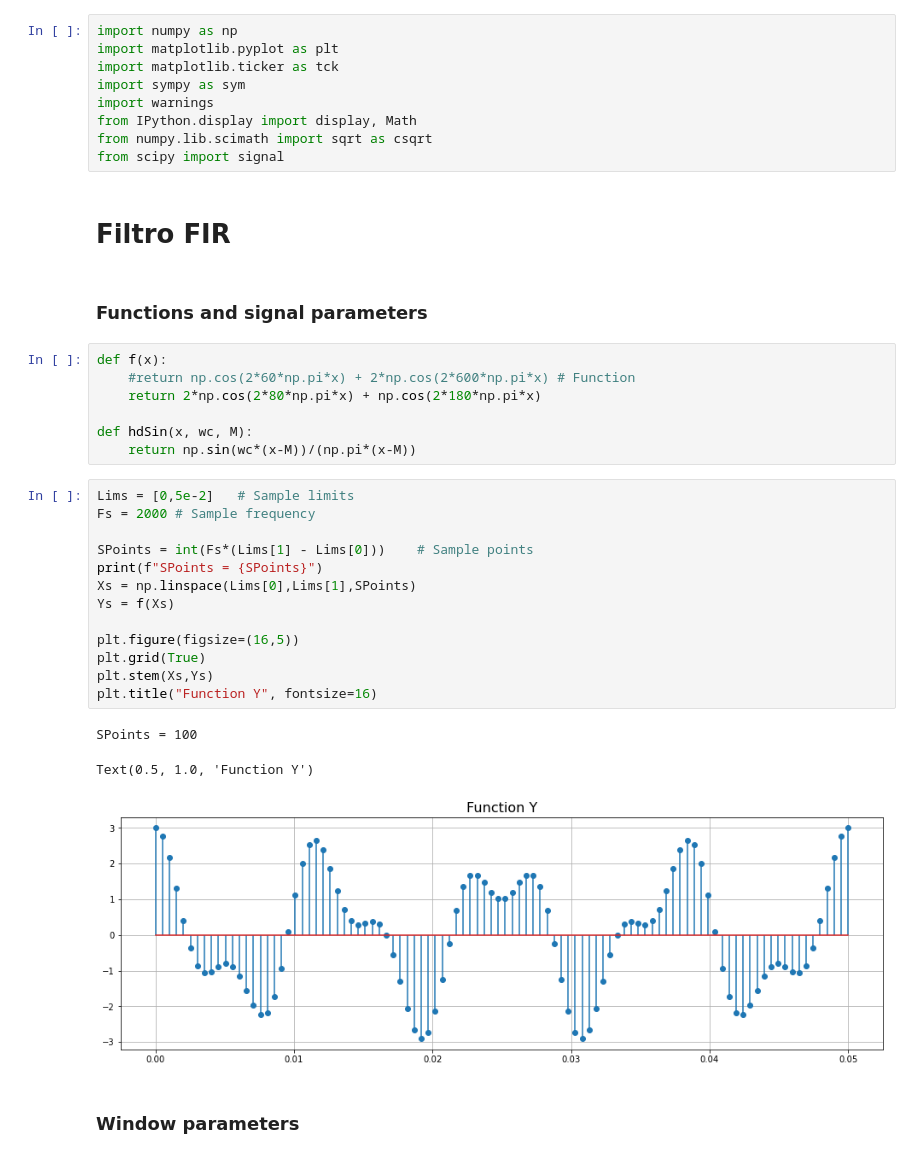
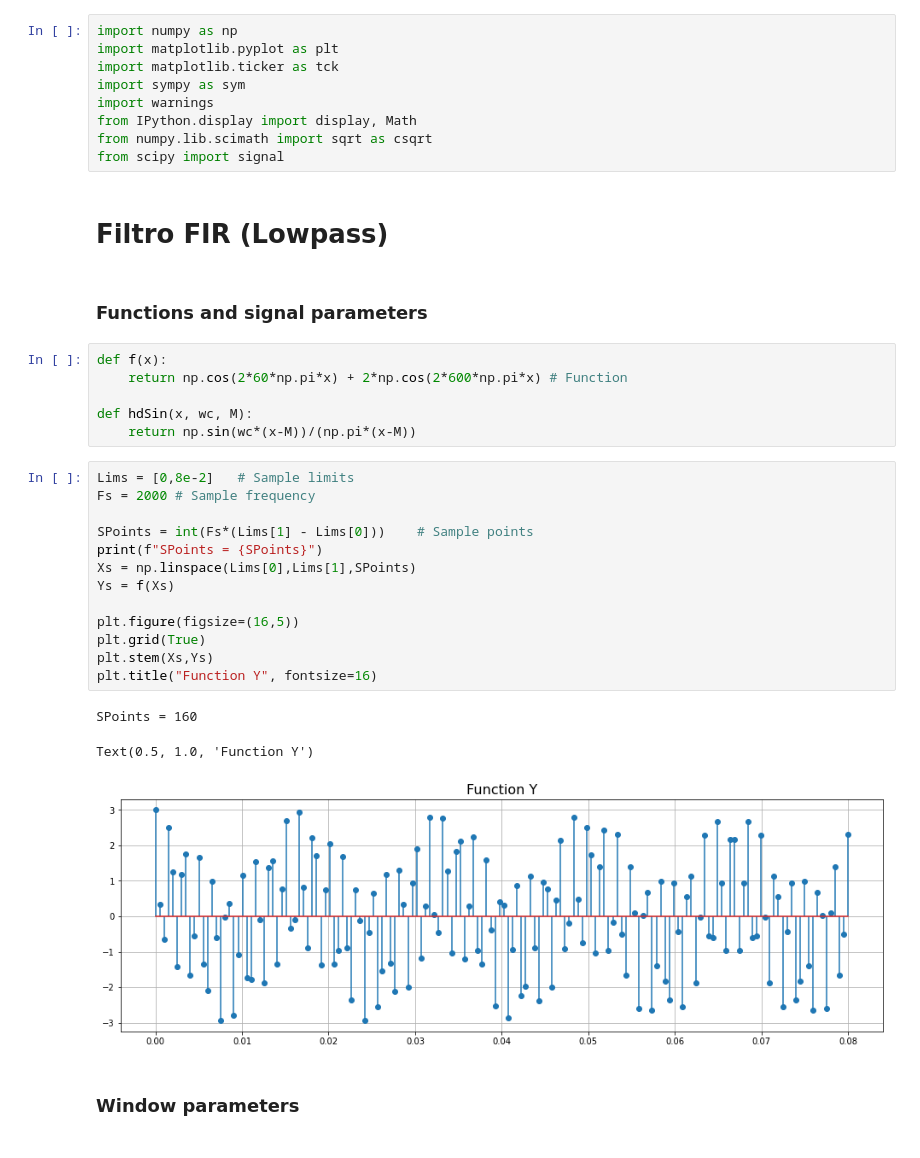
Before and after one commit to CaioRodrigues200/Signal_Processing, a Jupyter notebook: Atividades/Filter.ipynb, the cells around one changed output. Saved outputs shown, nothing was run; the diff lists cells and outputs as text.

```diff
--- a/Atividades/Filter.ipynb
+++ b/Atividades/Filter.ipynb
@@ -8,33 +8,32 @@ from IPython.display import display, Math
 from numpy.lib.scimath import sqrt as csqrt
 from scipy import signal
 # %% [markdown]
-# Filtro FIR
+# Filtro FIR (Lowpass)
 # %% [markdown]
 ### Functions and signal parameters
 # %%
 def f(x):
-    #return np.cos(2*60*np.pi*x) + 2*np.cos(2*600*np.pi*x) # Function
-    return 2*np.cos(2*80*np.pi*x) + np.cos(2*180*np.pi*x)
+    return np.cos(2*60*np.pi*x) + 2*np.cos(2*600*np.pi*x) # Function
 
 def hdSin(x, wc, M):
     return np.sin(wc*(x-M))/(np.pi*(x-M))
 # %%
-Lims = [0,5e-2]   # Sample limits
+Lims = [0,8e-2]   # Sample limits
 Fs = 2000 # Sample frequency
 
 SPoints = int(Fs*(Lims[1] - Lims[0]))    # Sample points
 print(f"SPoints = {SPoints}")
 Xs = np.linspace(Lims[0],Lims[1],SPoints)
 Ys = f(Xs)
 
 plt.figure(figsize=(16,5))
 plt.grid(True)
 plt.stem(Xs,Ys)
 plt.title("Function Y", fontsize=16)
 # %% [output]
-SPoints = 100
+SPoints = 160
 Text(0.5, 1.0, 'Function Y')
-[figure, old version]
+[figure, new version]
 # %% [markdown]
 ### Window parameters
 # %%
```
Also changed, not shown: parts of 9 cells of this notebook.
